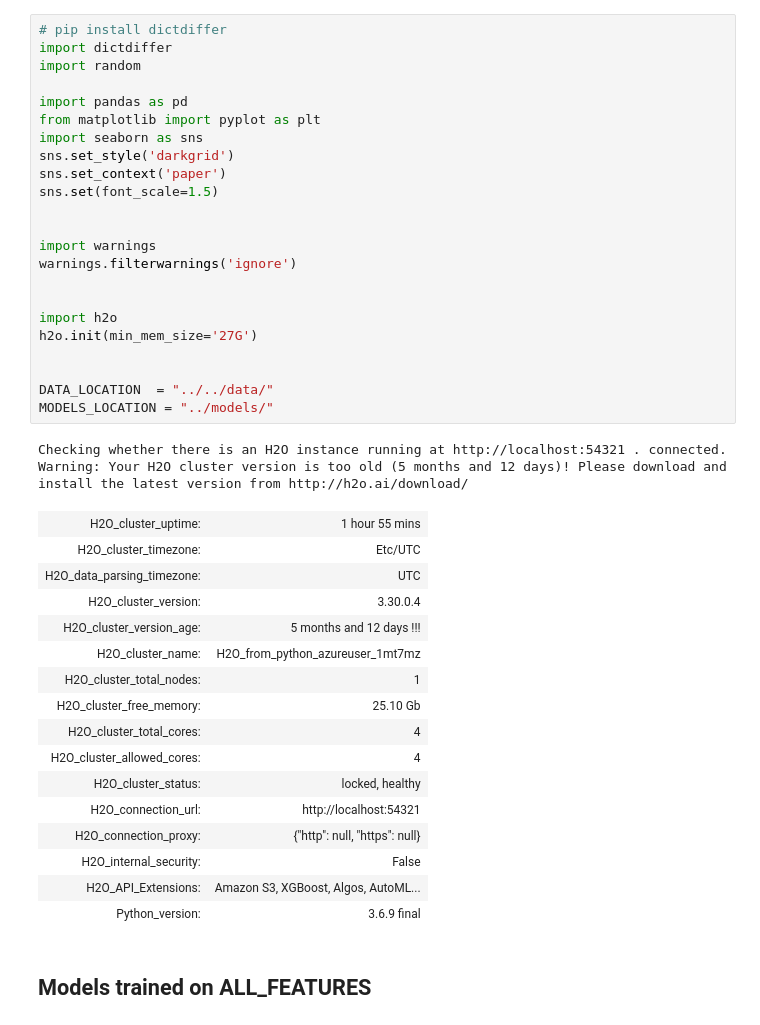
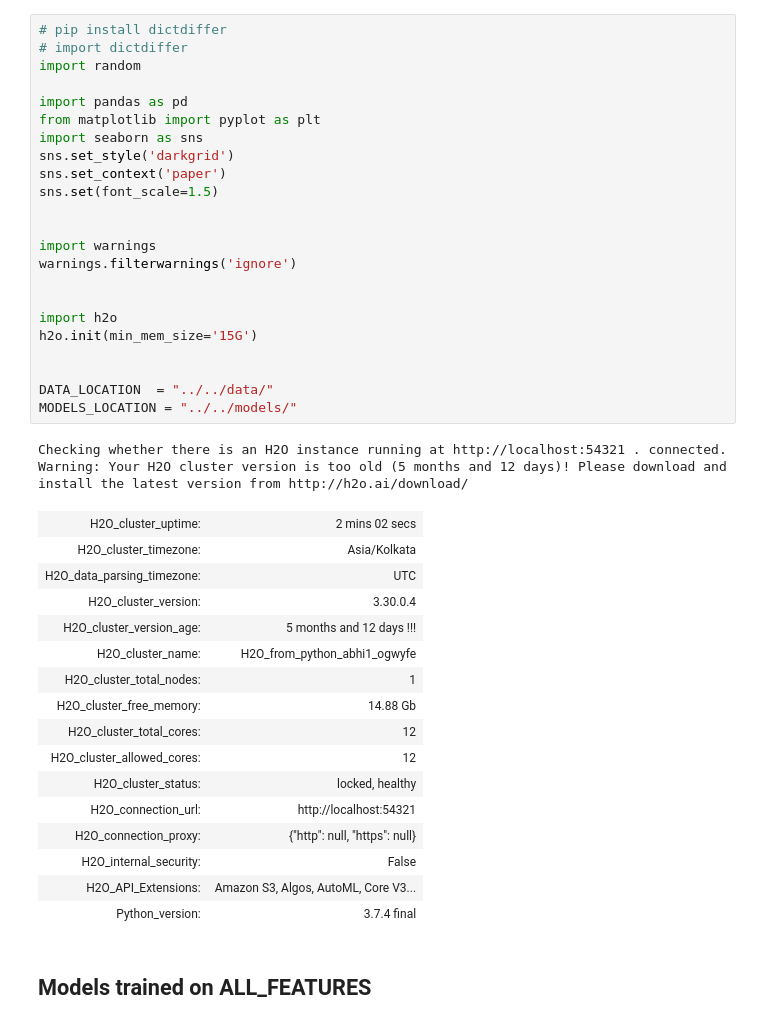
Before and after one commit to abhi18av/LJMU_Masters_Dissertation, a Jupyter notebook: src/notebooks/FINAL/007_model_inspection_with_without_pca.ipynb, the cells around one changed output. Cells and saved outputs as stored; diff of their text form.

```diff
--- a/src/notebooks/FINAL/007_model_inspection_with_without_pca.ipynb
+++ b/src/notebooks/FINAL/007_model_inspection_with_without_pca.ipynb
@@ -1,45 +1,45 @@
 # %%
 # pip install dictdiffer
-import dictdiffer
+# import dictdiffer
 import random
 
 import pandas as pd
 from matplotlib import pyplot as plt
 import seaborn as sns
 sns.set_style('darkgrid')
 sns.set_context('paper')
 sns.set(font_scale=1.5)
 
 
 import warnings
 warnings.filterwarnings('ignore')
 
 
 import h2o
-h2o.init(min_mem_size='27G')
+h2o.init(min_mem_size='15G')
 
 
 DATA_LOCATION  = "../../data/"
-MODELS_LOCATION = "../models/"
+MODELS_LOCATION = "../../models/"
 # %% [output]
 Checking whether there is an H2O instance running at http://localhost:54321 . connected.
 Warning: Your H2O cluster version is too old (5 months and 12 days)! Please download and install the latest version from http://h2o.ai/download/
-| H2O_cluster_uptime: | 1 hour 55 mins |
-| H2O_cluster_timezone: | Etc/UTC |
+| H2O_cluster_uptime: | 2 mins 02 secs |
+| H2O_cluster_timezone: | Asia/Kolkata |
 | H2O_data_parsing_timezone: | UTC |
 | H2O_cluster_version: | 3.30.0.4 |
 | H2O_cluster_version_age: | 5 months and 12 days !!! |
-| H2O_cluster_name: | H2O_from_python_azureuser_1mt7mz |
+| H2O_cluster_name: | H2O_from_python_abhi1_ogwyfe |
 | H2O_cluster_total_nodes: | 1 |
-| H2O_cluster_free_memory: | 25.10 Gb |
-| H2O_cluster_total_cores: | 4 |
-| H2O_cluster_allowed_cores: | 4 |
+| H2O_cluster_free_memory: | 14.88 Gb |
+| H2O_cluster_total_cores: | 12 |
+| H2O_cluster_allowed_cores: | 12 |
 | H2O_cluster_status: | locked, healthy |
 | H2O_connection_url: | http://localhost:54321 |
 | H2O_connection_proxy: | {"http": null, "https": null} |
 | H2O_internal_security: | False |
-| H2O_API_Extensions: | Amazon S3, XGBoost, Algos, AutoML... |
-| Python_version: | 3.6.9 final |
+| H2O_API_Extensions: | Amazon S3, Algos, AutoML, Core V3... |
+| Python_version: | 3.7.4 final |
 # %% [markdown]
 ## Models trained on ALL_FEATURES
 # %%
```
Also changed, not shown: parts of 5 cells of this notebook.
